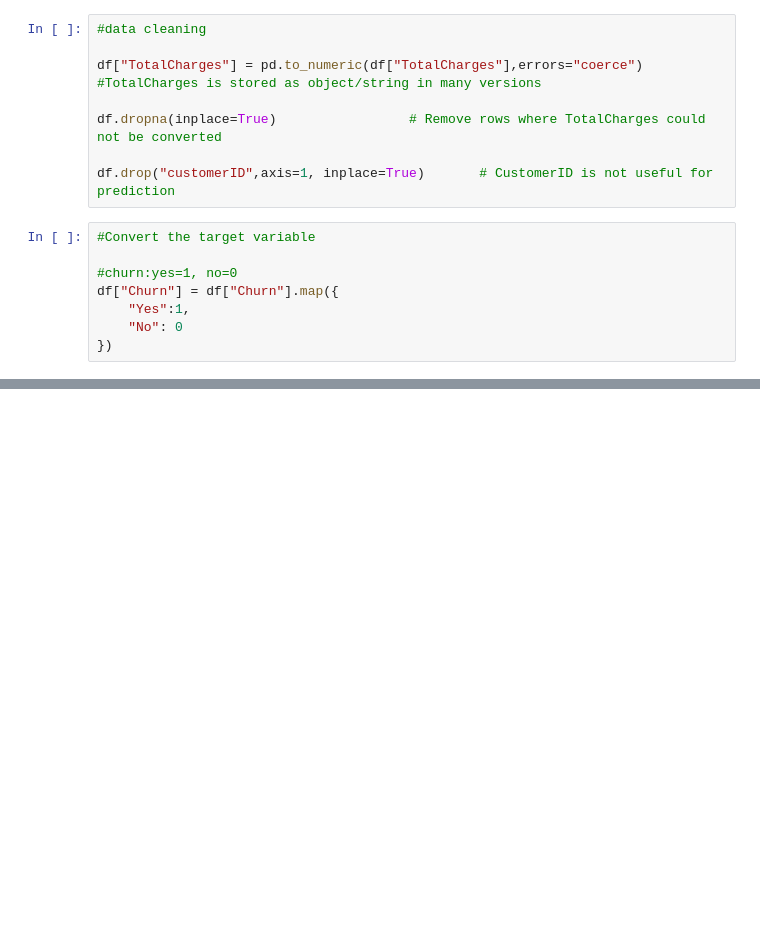
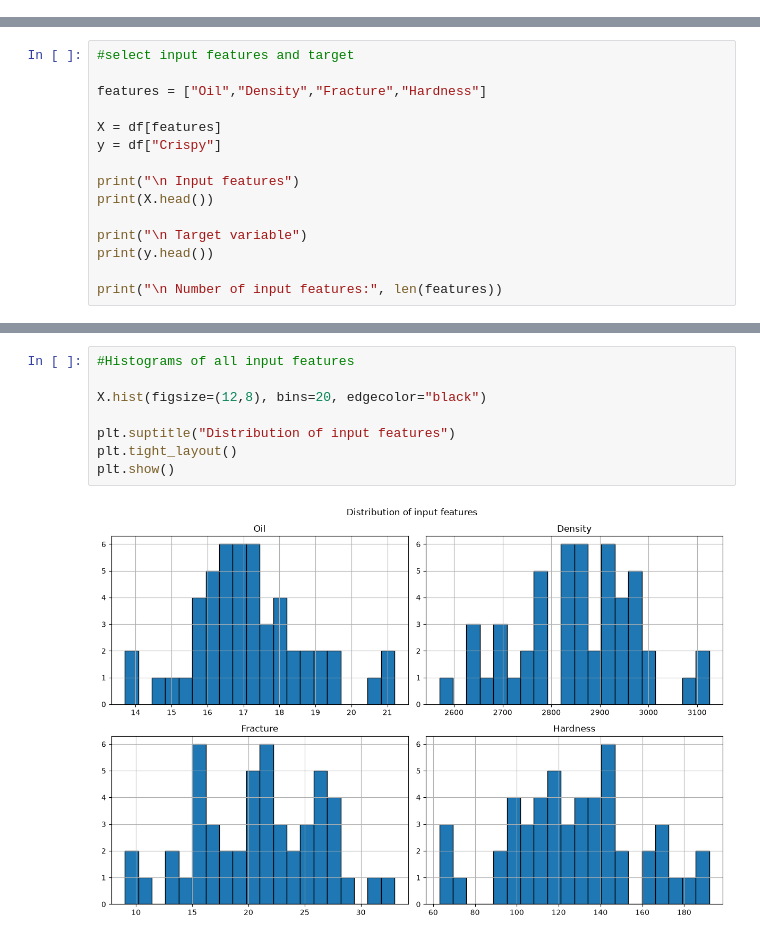
Before and after one commit to keeetana20/APS-lab-experiments, a Jupyter notebook: code.ipynb, the cells around one changed output, grey strips where cells are left out. Drawn from its saved outputs; the diff is of its cells as text; blank space fills up the shorter version.

```diff
--- a/code.ipynb
+++ b/code.ipynb
@@ -33,16 +36,0 @@ print(df.head())
-# %%
-#data cleaning
-
-df["TotalCharges"] = pd.to_numeric(df["TotalCharges"],errors="coerce")  #TotalCharges is stored as object/string in many versions
-
-df.dropna(inplace=True)                 # Remove rows where TotalCharges could not be converted
-
-df.drop("customerID",axis=1, inplace=True)       # CustomerID is not useful for prediction
-# %%
-#Convert the target variable
-
-#churn:yes=1, no=0
-df["Churn"] = df["Churn"].map({
-    "Yes":1,
-    "No": 0
-})
@@ -59,0 +69,15 @@ no. of features: 30
+# %%
+#select input features and target
+
+features = ["Oil","Density","Fracture","Hardness"]
+
+X = df[features]
+y = df["Crispy"]
+
+print("\n Input features")
+print(X.head())
+
+print("\n Target variable")
+print(y.head())
+
+print("\n Number of input features:", len(features))
@@ -59,0 +114,10 @@ no. of features: 30
+# %%
+#Histograms of all input features
+
+X.hist(figsize=(12,8), bins=20, edgecolor="black")
+
+plt.suptitle("Distribution of input features")
+plt.tight_layout()
+plt.show()
+# %% [output]
+[figure, added]
```
Also changed, not shown: parts of 27 cells of this notebook, 1 other file.
